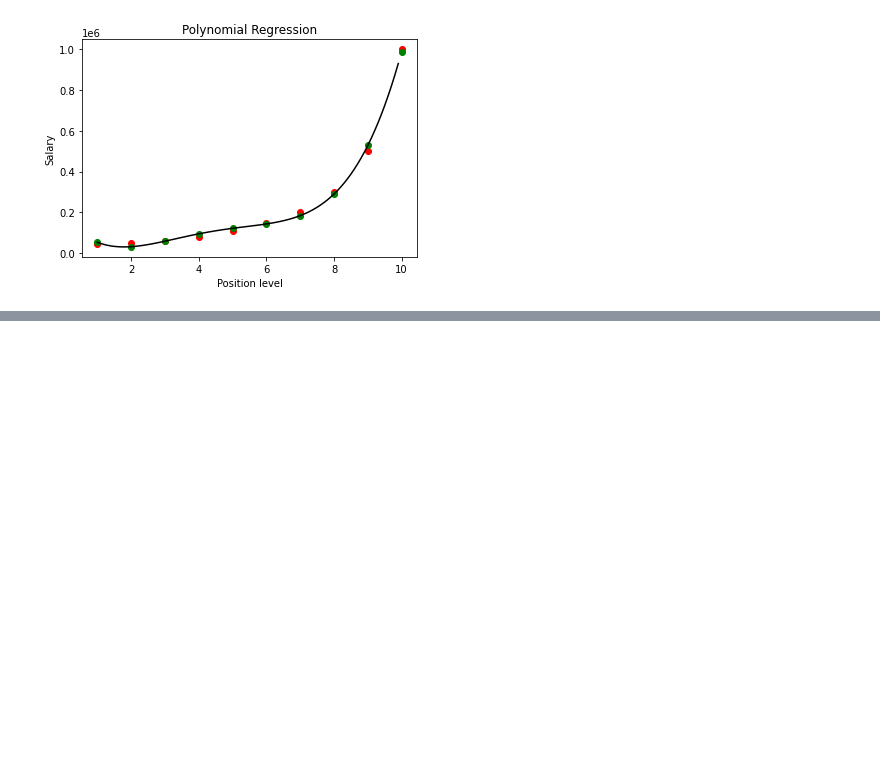
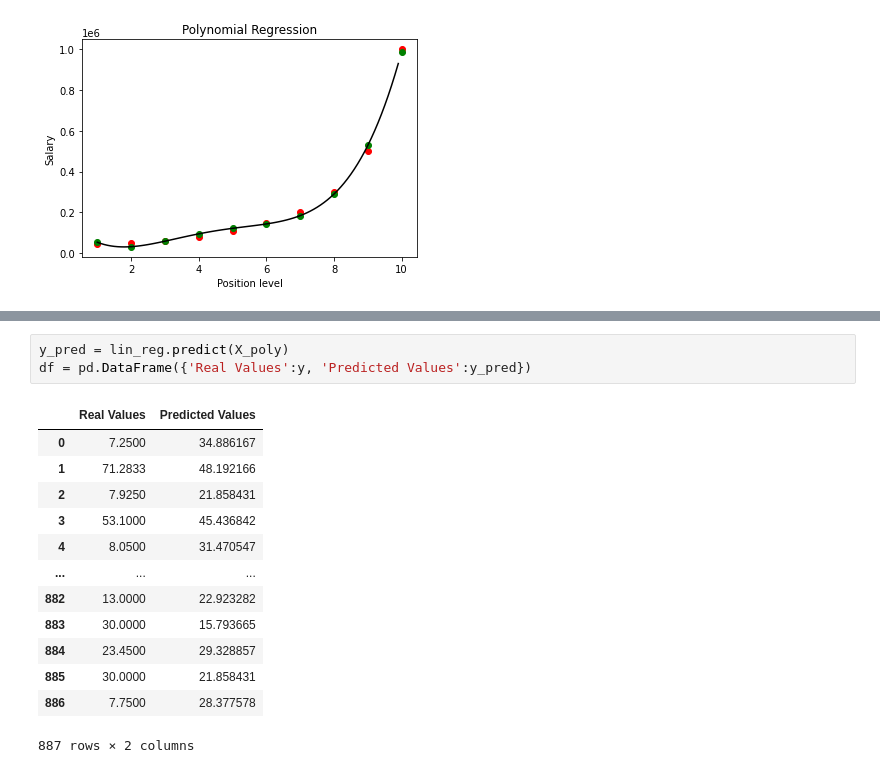
Before and after one commit to GeneralConfidential/College-Source, a Jupyter notebook: sem4/ml/lab/lab5/PolynomialRegression.ipynb, the cells around one changed output, grey strips where cells are left out. Saved outputs shown, nothing was run; the diff lists cells and outputs as text; blank space fills up the shorter version.

```diff
--- a/sem4/ml/lab/lab5/PolynomialRegression.ipynb
+++ b/sem4/ml/lab/lab5/PolynomialRegression.ipynb
@@ -74,0 +83,17 @@ plt.show()
+# %%
+y_pred = lin_reg.predict(X_poly)
+df = pd.DataFrame({'Real Values':y, 'Predicted Values':y_pred})
+# %% [output]
+|  | Real Values | Predicted Values |
+| 0 | 7.2500 | 34.886167 |
+| 1 | 71.2833 | 48.192166 |
+| 2 | 7.9250 | 21.858431 |
+| 3 | 53.1000 | 45.436842 |
+| 4 | 8.0500 | 31.470547 |
+| ... | ... | ... |
+| 882 | 13.0000 | 22.923282 |
+| 883 | 30.0000 | 15.793665 |
+| 884 | 23.4500 | 29.328857 |
+| 885 | 30.0000 | 21.858431 |
+| 886 | 7.7500 | 28.377578 |
+887 rows × 2 columns
```
Also changed, not shown: parts of 2 cells of this notebook, 3 other files.
